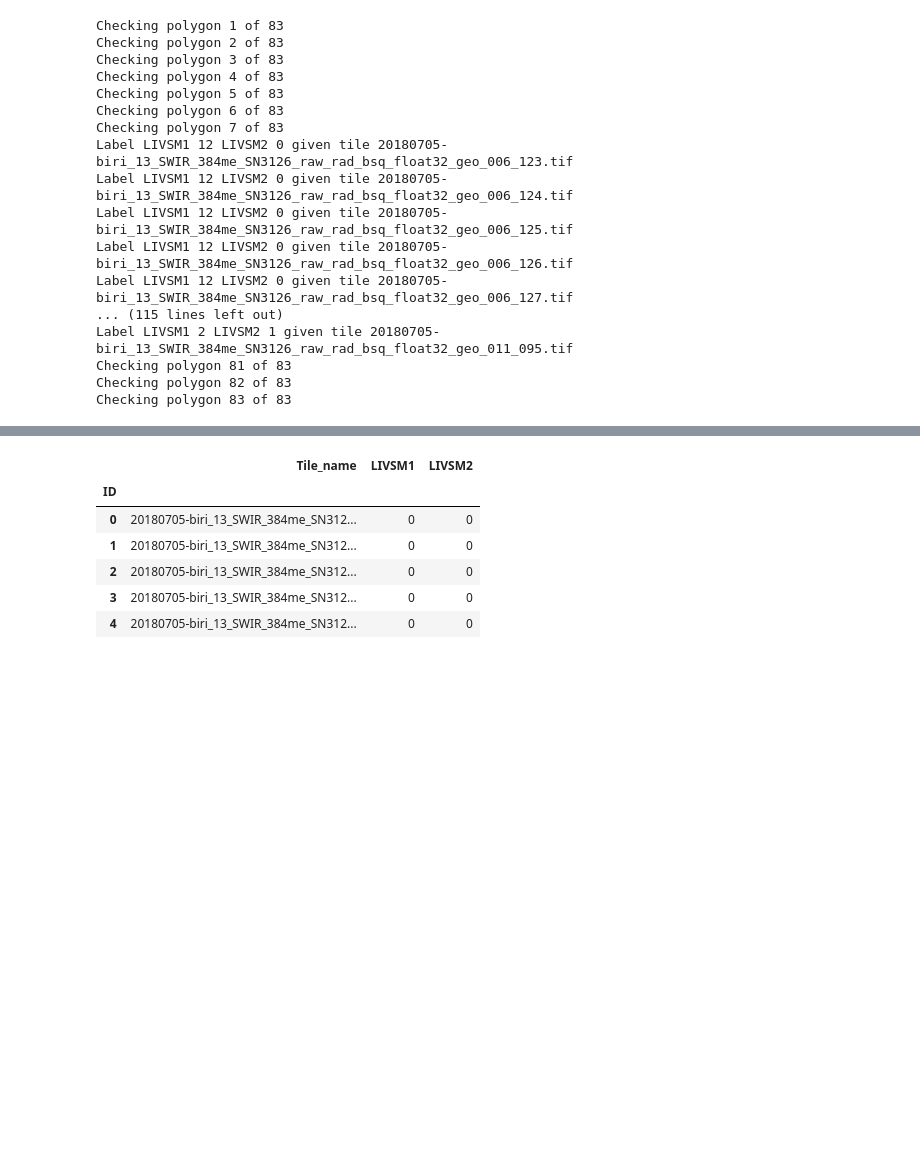
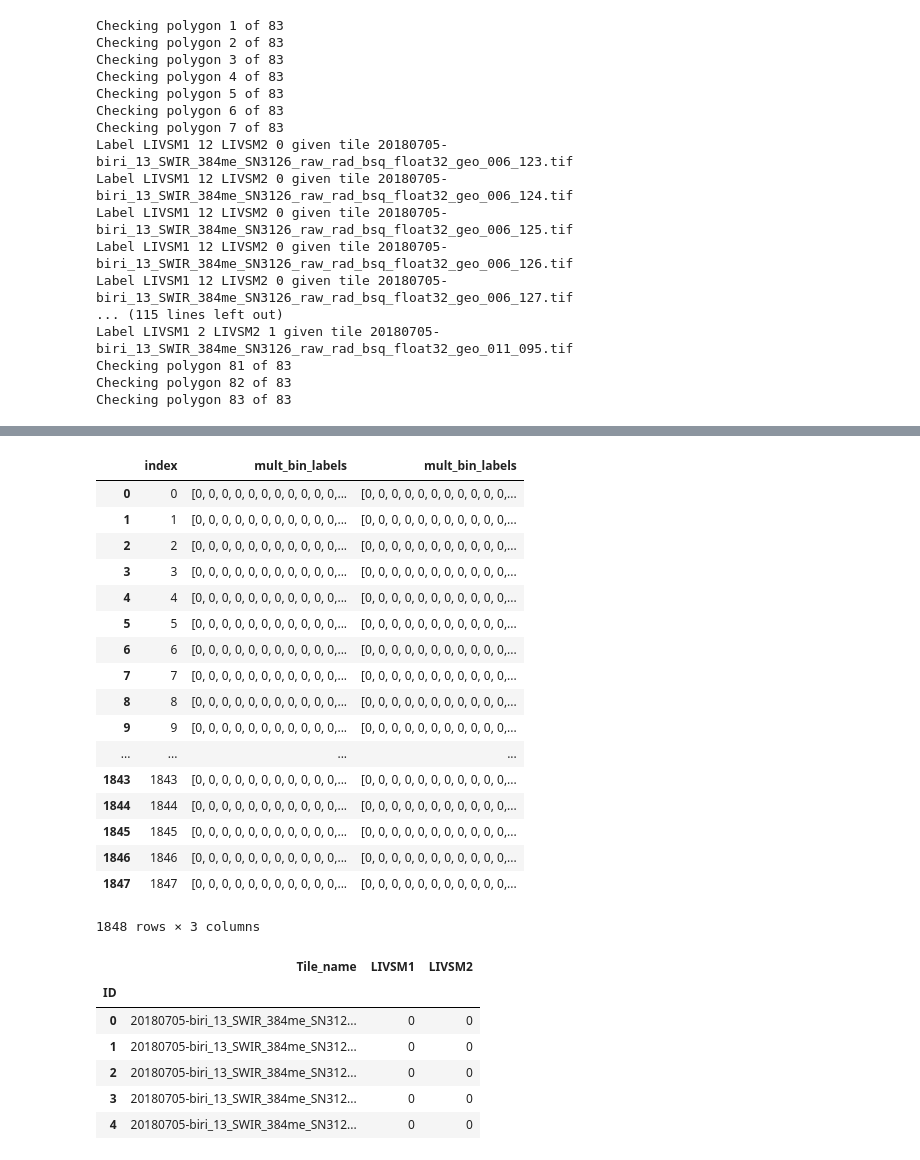
Before and after one commit to JonHidlePedersen/Master-thesis-Jon-Hidle-Pedersen, a Jupyter notebook: Kode/Split_and_sort_tiles.ipynb, the cells around one changed output, grey strips where cells are left out. Saved outputs shown, nothing was run; the diff lists cells and outputs as text; code cells hidden in the pictures; blank space fills up the shorter version.

Commit message:
Onehotencoded the labels into using MultiLabelBinarizer

```diff
--- a/Kode/Split_and_sort_tiles.ipynb
+++ b/Kode/Split_and_sort_tiles.ipynb
@@ -153,9 +154,9 @@ gdf = geopandas.GeoDataFrame(concatenated_df, geometry=b)
 labeled_tiles = pd.DataFrame(gdf['Tile_name'])
 labeled_tiles.index.name = 'ID'
 
-# Create label collum
-labeled_tiles["LIVSM1"] = int(0)
-labeled_tiles["LIVSM2"] = int(0)
+# Create label collum, label 99 means no "no MIS label"
+labeled_tiles["LIVSM1"] = int(99)
+labeled_tiles["LIVSM2"] = int(99)
 # %%
 labeled_tiles.head()
 # %% [output]
@@ -205,0 +203,9 @@ Checking polygon 83 of 83
+# %%
+MultiLabelBinarizer is used to make a multilabel binary label. This labelvector is used by the model.
+from sklearn.preprocessing import MultiLabelBinarizer
+
+mergedlabels = [list(pair) for pair in zip(labelfile['LIVSM1'].values, labelfile['LIVSM2'].values)]
+
+
+mlb = MultiLabelBinarizer(classes=[1,2,3,4,5,6,7,8,9,10,11,12,99])
+binarized_labels = mlb.fit_transform(mergedlabels)
@@ -205,0 +220,8 @@ Checking polygon 83 of 83
+# %%
+# Convert binarized_labels to dataframe
+bin_labels_dict = {'index': list(range(len(binarized_labels))),
+        'mult_bin_labels': binarized_labels.tolist()}
+binarized_labels_dataframe = pd.DataFrame(bin_labels_dict, columns = ['index', 'mult_bin_labels'])
+
+# view the dataset
+binarized_labels_dataframe.head()
@@ -206,3 +235,25 @@ Checking polygon 83 of 83
+# %%
+labeled_tiles = pd.concat([labeled_tiles, binarized_labels_dataframe['mult_bin_labels']], axis=1)
+labeled_tiles.tail()
+# %% [output]
+|  | index | mult_bin_labels | mult_bin_labels |
+| 0 | 0 | [0, 0, 0, 0, 0, 0, 0, 0, 0, 0, 0,... | [0, 0, 0, 0, 0, 0, 0, 0, 0, 0, 0,... |
+| 1 | 1 | [0, 0, 0, 0, 0, 0, 0, 0, 0, 0, 0,... | [0, 0, 0, 0, 0, 0, 0, 0, 0, 0, 0,... |
+| 2 | 2 | [0, 0, 0, 0, 0, 0, 0, 0, 0, 0, 0,... | [0, 0, 0, 0, 0, 0, 0, 0, 0, 0, 0,... |
+| 3 | 3 | [0, 0, 0, 0, 0, 0, 0, 0, 0, 0, 0,... | [0, 0, 0, 0, 0, 0, 0, 0, 0, 0, 0,... |
+| 4 | 4 | [0, 0, 0, 0, 0, 0, 0, 0, 0, 0, 0,... | [0, 0, 0, 0, 0, 0, 0, 0, 0, 0, 0,... |
+| 5 | 5 | [0, 0, 0, 0, 0, 0, 0, 0, 0, 0, 0,... | [0, 0, 0, 0, 0, 0, 0, 0, 0, 0, 0,... |
+| 6 | 6 | [0, 0, 0, 0, 0, 0, 0, 0, 0, 0, 0,... | [0, 0, 0, 0, 0, 0, 0, 0, 0, 0, 0,... |
+| 7 | 7 | [0, 0, 0, 0, 0, 0, 0, 0, 0, 0, 0,... | [0, 0, 0, 0, 0, 0, 0, 0, 0, 0, 0,... |
+| 8 | 8 | [0, 0, 0, 0, 0, 0, 0, 0, 0, 0, 0,... | [0, 0, 0, 0, 0, 0, 0, 0, 0, 0, 0,... |
+| 9 | 9 | [0, 0, 0, 0, 0, 0, 0, 0, 0, 0, 0,... | [0, 0, 0, 0, 0, 0, 0, 0, 0, 0, 0,... |
+| ... | ... | ... | ... |
+| 1843 | 1843 | [0, 0, 0, 0, 0, 0, 0, 0, 0, 0, 0,... | [0, 0, 0, 0, 0, 0, 0, 0, 0, 0, 0,... |
+| 1844 | 1844 | [0, 0, 0, 0, 0, 0, 0, 0, 0, 0, 0,... | [0, 0, 0, 0, 0, 0, 0, 0, 0, 0, 0,... |
+| 1845 | 1845 | [0, 0, 0, 0, 0, 0, 0, 0, 0, 0, 0,... | [0, 0, 0, 0, 0, 0, 0, 0, 0, 0, 0,... |
+| 1846 | 1846 | [0, 0, 0, 0, 0, 0, 0, 0, 0, 0, 0,... | [0, 0, 0, 0, 0, 0, 0, 0, 0, 0, 0,... |
+| 1847 | 1847 | [0, 0, 0, 0, 0, 0, 0, 0, 0, 0, 0,... | [0, 0, 0, 0, 0, 0, 0, 0, 0, 0, 0,... |
+1848 rows × 3 columns
 # %%
 # Save csv to file
 labeled_tiles.to_csv('../Sorted_tiles/labeled_tiles.csv')
```
Also changed, not shown: parts of 6 cells of this notebook, 2 other files.
